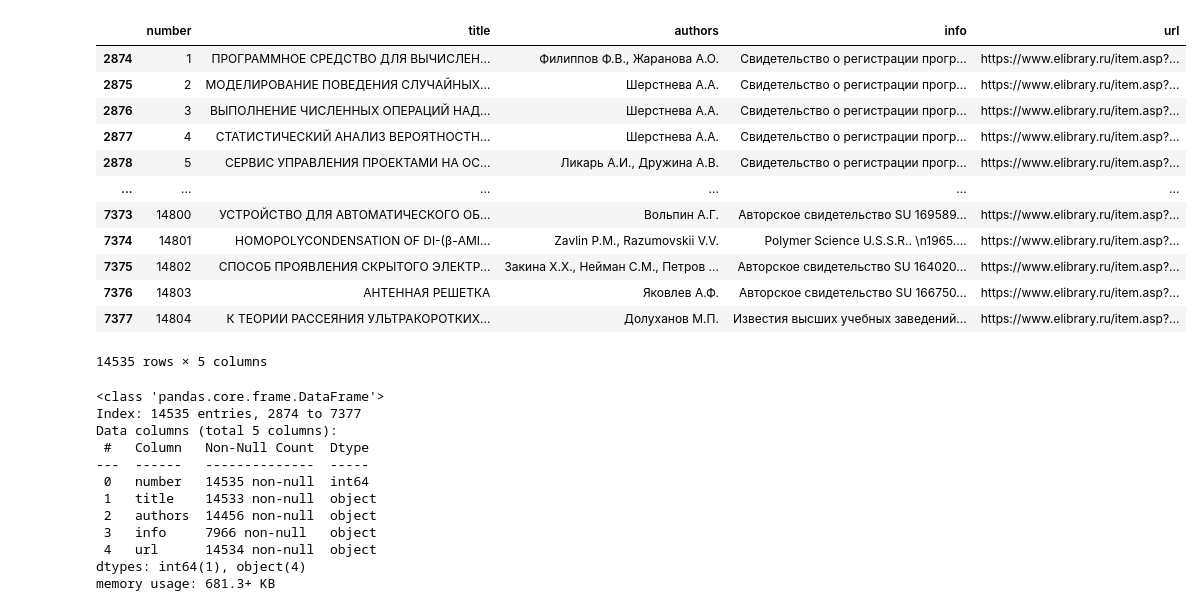
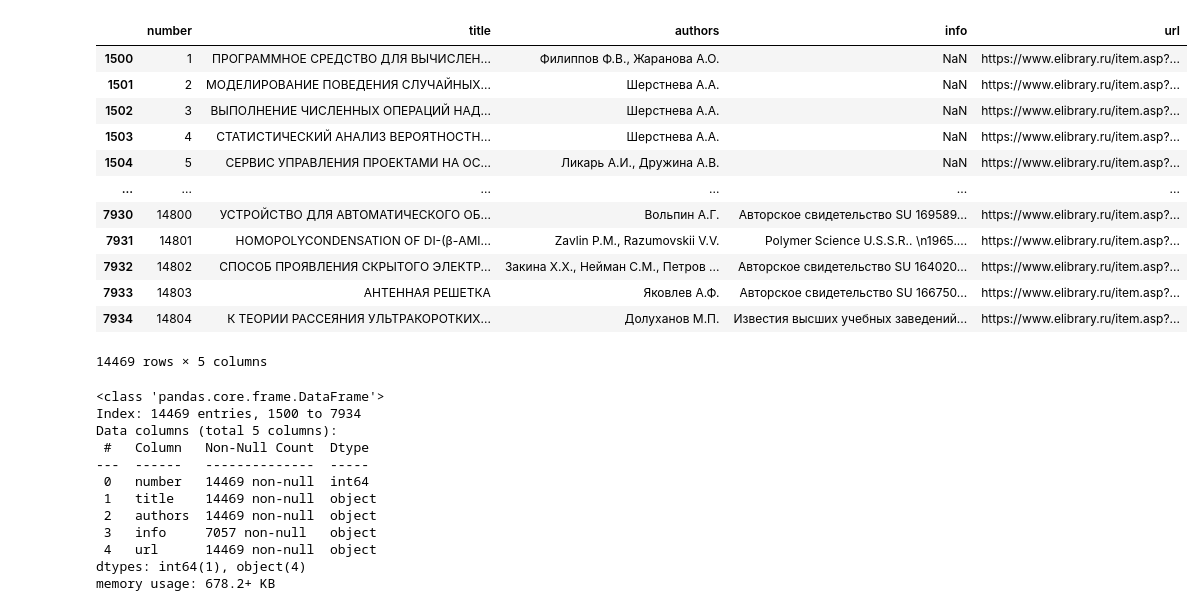
Before and after one commit to crawlic-stud/elibrary-parser, a Jupyter notebook: src/process_data.ipynb, the cells around one changed output. Cells and saved outputs as stored; diff of their text form; code cells hidden in the pictures.

```diff
--- a/src/process_data.ipynb
+++ b/src/process_data.ipynb
@@ -7,43 +7,43 @@ csv_files = list(data_dir.glob("*.csv"))
 # %%
 dfs = []
 for f in csv_files:
     dfs.append(pd.read_csv(f))
 
 df = pd.concat(dfs, ignore_index=True)
 df = df.drop_duplicates(subset=["url"])
 df.drop(df.columns[0], axis=1, inplace=True)
 df.reset_index(drop=True, inplace=True)
 df.sort_values("number", inplace=True)
-# df.dropna(inplace=True)
+df.dropna(subset=["authors"], inplace=True)
 df
 # %% [output]
 |  | number | title | authors | info | url |
-| 2874 | 1 | ПРОГРАММНОЕ СРЕДСТВО ДЛЯ ВЫЧИСЛЕН... | Филиппов Ф.В., Жаранова А.О. | Свидетельство о регистрации прогр... | https://www.elibrary.ru/item.asp?... |
-| 2875 | 2 | МОДЕЛИРОВАНИЕ ПОВЕДЕНИЯ СЛУЧАЙНЫХ... | Шерстнева А.А. | Свидетельство о регистрации прогр... | https://www.elibrary.ru/item.asp?... |
-| 2876 | 3 | ВЫПОЛНЕНИЕ ЧИСЛЕННЫХ ОПЕРАЦИЙ НАД... | Шерстнева А.А. | Свидетельство о регистрации прогр... | https://www.elibrary.ru/item.asp?... |
-| 2877 | 4 | СТАТИСТИЧЕСКИЙ АНАЛИЗ ВЕРОЯТНОСТН... | Шерстнева А.А. | Свидетельство о регистрации прогр... | https://www.elibrary.ru/item.asp?... |
-| 2878 | 5 | СЕРВИС УПРАВЛЕНИЯ ПРОЕКТАМИ НА ОС... | Ликарь А.И., Дружина А.В. | Свидетельство о регистрации прогр... | https://www.elibrary.ru/item.asp?... |
+| 1500 | 1 | ПРОГРАММНОЕ СРЕДСТВО ДЛЯ ВЫЧИСЛЕН... | Филиппов Ф.В., Жаранова А.О. | NaN | https://www.elibrary.ru/item.asp?... |
+| 1501 | 2 | МОДЕЛИРОВАНИЕ ПОВЕДЕНИЯ СЛУЧАЙНЫХ... | Шерстнева А.А. | NaN | https://www.elibrary.ru/item.asp?... |
+| 1502 | 3 | ВЫПОЛНЕНИЕ ЧИСЛЕННЫХ ОПЕРАЦИЙ НАД... | Шерстнева А.А. | NaN | https://www.elibrary.ru/item.asp?... |
+| 1503 | 4 | СТАТИСТИЧЕСКИЙ АНАЛИЗ ВЕРОЯТНОСТН... | Шерстнева А.А. | NaN | https://www.elibrary.ru/item.asp?... |
+| 1504 | 5 | СЕРВИС УПРАВЛЕНИЯ ПРОЕКТАМИ НА ОС... | Ликарь А.И., Дружина А.В. | NaN | https://www.elibrary.ru/item.asp?... |
 | ... | ... | ... | ... | ... | ... |
-| 7373 | 14800 | УСТРОЙСТВО ДЛЯ АВТОМАТИЧЕСКОГО ОБ... | Вольпин А.Г. | Авторское свидетельство SU 169589... | https://www.elibrary.ru/item.asp?... |
-| 7374 | 14801 | HOMOPOLYCONDENSATION OF DI-(β-AMI... | Zavlin P.M., Razumovskii V.V. | Polymer Science U.S.S.R.. \n1965.... | https://www.elibrary.ru/item.asp?... |
-| 7375 | 14802 | СПОСОБ ПРОЯВЛЕНИЯ СКРЫТОГО ЭЛЕКТР... | Закина Х.Х., Нейман С.М., Петров ... | Авторское свидетельство SU 164020... | https://www.elibrary.ru/item.asp?... |
-| 7376 | 14803 | АНТЕННАЯ РЕШЕТКА | Яковлев А.Ф. | Авторское свидетельство SU 166750... | https://www.elibrary.ru/item.asp?... |
-| 7377 | 14804 | К ТЕОРИИ РАССЕЯНИЯ УЛЬТРАКОРОТКИХ... | Долуханов М.П. | Известия высших учебных заведений... | https://www.elibrary.ru/item.asp?... |
+| 7930 | 14800 | УСТРОЙСТВО ДЛЯ АВТОМАТИЧЕСКОГО ОБ... | Вольпин А.Г. | Авторское свидетельство SU 169589... | https://www.elibrary.ru/item.asp?... |
+| 7931 | 14801 | HOMOPOLYCONDENSATION OF DI-(β-AMI... | Zavlin P.M., Razumovskii V.V. | Polymer Science U.S.S.R.. \n1965.... | https://www.elibrary.ru/item.asp?... |
+| 7932 | 14802 | СПОСОБ ПРОЯВЛЕНИЯ СКРЫТОГО ЭЛЕКТР... | Закина Х.Х., Нейман С.М., Петров ... | Авторское свидетельство SU 164020... | https://www.elibrary.ru/item.asp?... |
+| 7933 | 14803 | АНТЕННАЯ РЕШЕТКА | Яковлев А.Ф. | Авторское свидетельство SU 166750... | https://www.elibrary.ru/item.asp?... |
+| 7934 | 14804 | К ТЕОРИИ РАССЕЯНИЯ УЛЬТРАКОРОТКИХ... | Долуханов М.П. | Известия высших учебных заведений... | https://www.elibrary.ru/item.asp?... |
-14535 rows × 5 columns
+14469 rows × 5 columns
 # %%
 df.info()
 # %% [output]
 <class 'pandas.core.frame.DataFrame'>
-Index: 14535 entries, 2874 to 7377
+Index: 14469 entries, 1500 to 7934
 Data columns (total 5 columns):
  #   Column   Non-Null Count  Dtype
 ---  ------   --------------  -----
- 0   number   14535 non-null  int64
- 1   title    14533 non-null  object
- 2   authors  14456 non-null  object
- 3   info     7966 non-null   object
- 4   url      14534 non-null  object
+ 0   number   14469 non-null  int64
+ 1   title    14469 non-null  object
+ 2   authors  14469 non-null  object
+ 3   info     7057 non-null   object
+ 4   url      14469 non-null  object
 dtypes: int64(1), object(4)
-memory usage: 681.3+ KB
+memory usage: 678.2+ KB
 # %%
 df.to_csv("result.csv")
```
Also changed, not shown: parts of 2 cells of this notebook, 4 other files.
